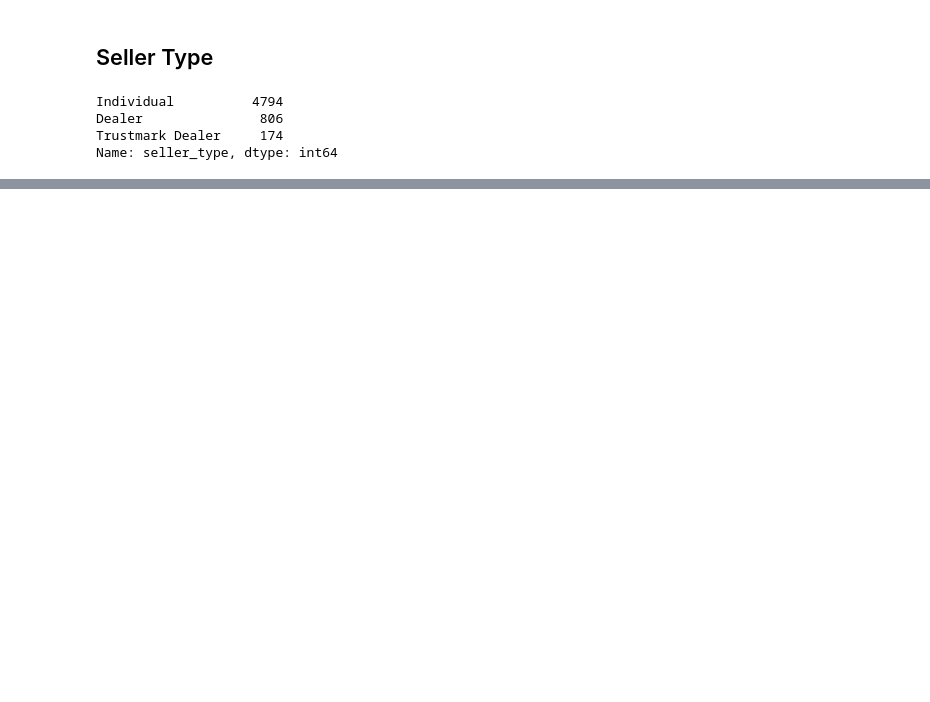
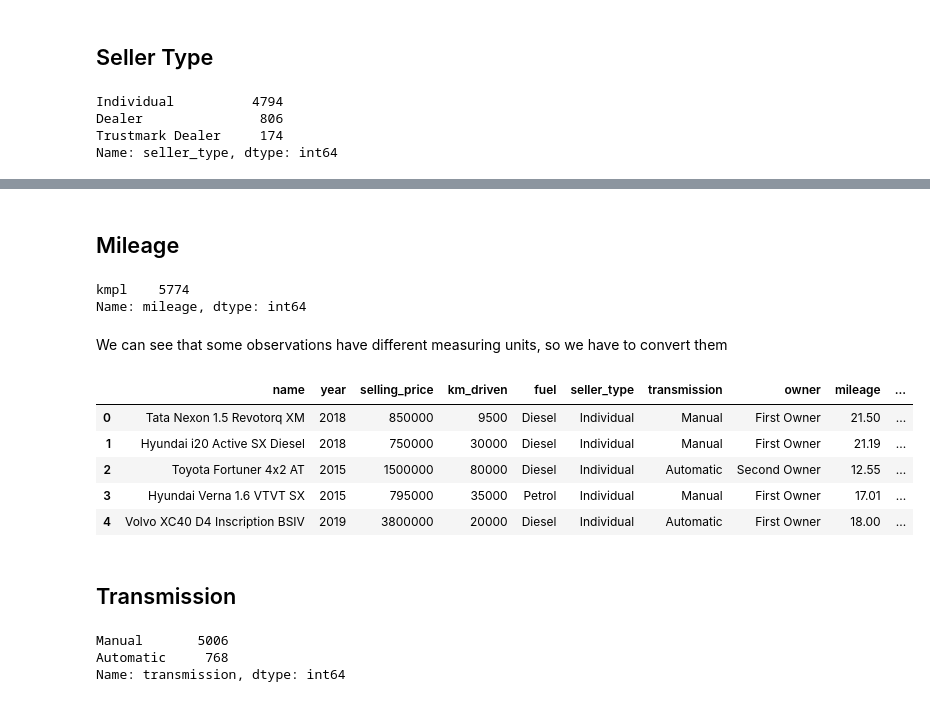
Before and after one commit to KieuSonTung/Data_Preparation, a Jupyter notebook: Data_Preparation_Final.ipynb, the cells around one changed output, grey strips where cells are left out. Saved outputs shown, nothing was run; the diff lists cells and outputs as text; code cells hidden in the pictures; blank space fills up the shorter version.

```diff
--- a/Data_Preparation_Final.ipynb
+++ b/Data_Preparation_Final.ipynb
@@ -141,3 +176,0 @@ Brand.head()
-# %%
-train['mileage_unit'] = train['mileage'].apply(lambda x: x.split()[1])
-train.head()
@@ -159,4 +176,0 @@ We can see that some observations have different measuring units, so we have to
-# %%
-train['new_mileage'] = train['mileage'].apply(lambda x: float(x.split()[0]) if str(x).endswith('kmpl') else float(x.split()[0]) * 1.4)
-train.drop(columns=['mileage_unit', 'mileage'], inplace=True)
-train.head()
@@ -291,0 +259,2 @@ train['seller_type']
+# %%
+train['seller_type'].replace({'Trustmark Dealer': 'Dealer'}, inplace=True)
@@ -291,0 +283,2 @@ train['seller_type']
+# %%
+train['owner'].replace(['Fourth & Above Owner', 'Test Drive Car', 'Third Owner'], 'Others', inplace=True)
@@ -291,0 +303,27 @@ train['seller_type']
+# %% [markdown]
+## Mileage
+# %%
+train['mileage'].apply(lambda x: x.split()[1]).value_counts()
+# %% [output]
+kmpl    5774
+Name: mileage, dtype: int64
+# %% [markdown]
+We can see that some observations have different measuring units, so we have to convert them
+# %%
+train['mileage'] = train['mileage'].apply(lambda x: float(x.split()[0]) if str(x).endswith('kmpl') else float(x.split()[0]) * 1.4)
+train.head()
+# %% [output]
+|  | name | year | selling_price | km_driven | fuel | seller_type | transmission | owner | mileage | ... |
+| 0 | Tata Nexon 1.5 Revotorq XM | 2018 | 850000 | 9500 | Diesel | Individual | Manual | First Owner | 21.50 | ... |
+| 1 | Hyundai i20 Active SX Diesel | 2018 | 750000 | 30000 | Diesel | Individual | Manual | First Owner | 21.19 | ... |
+| 2 | Toyota Fortuner 4x2 AT | 2015 | 1500000 | 80000 | Diesel | Individual | Automatic | Second Owner | 12.55 | ... |
+| 3 | Hyundai Verna 1.6 VTVT SX | 2015 | 795000 | 35000 | Petrol | Individual | Manual | First Owner | 17.01 | ... |
+| 4 | Volvo XC40 D4 Inscription BSIV | 2019 | 3800000 | 20000 | Diesel | Individual | Automatic | First Owner | 18.00 | ... |
+# %% [markdown]
+## Transmission
+# %%
+train.transmission.value_counts()
+# %% [output]
+Manual       5006
+Automatic     768
+Name: transmission, dtype: int64
```
Also changed, not shown: parts of 43 cells of this notebook.
